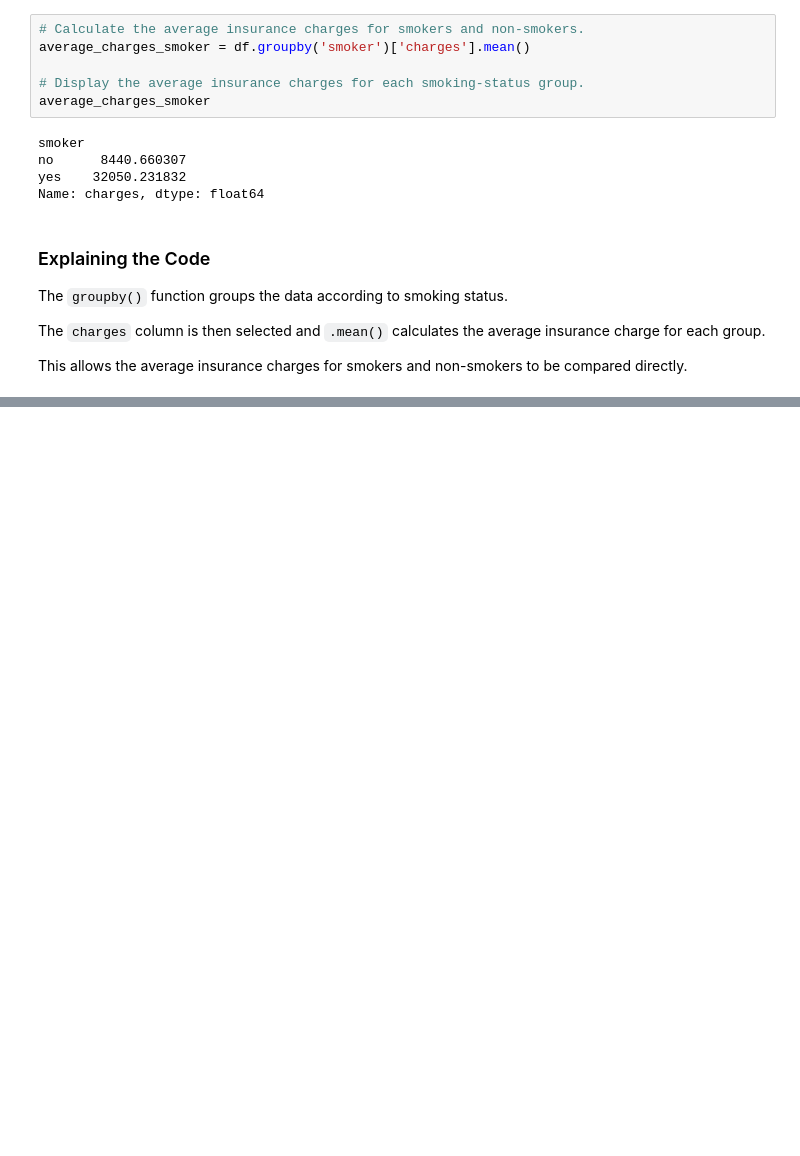
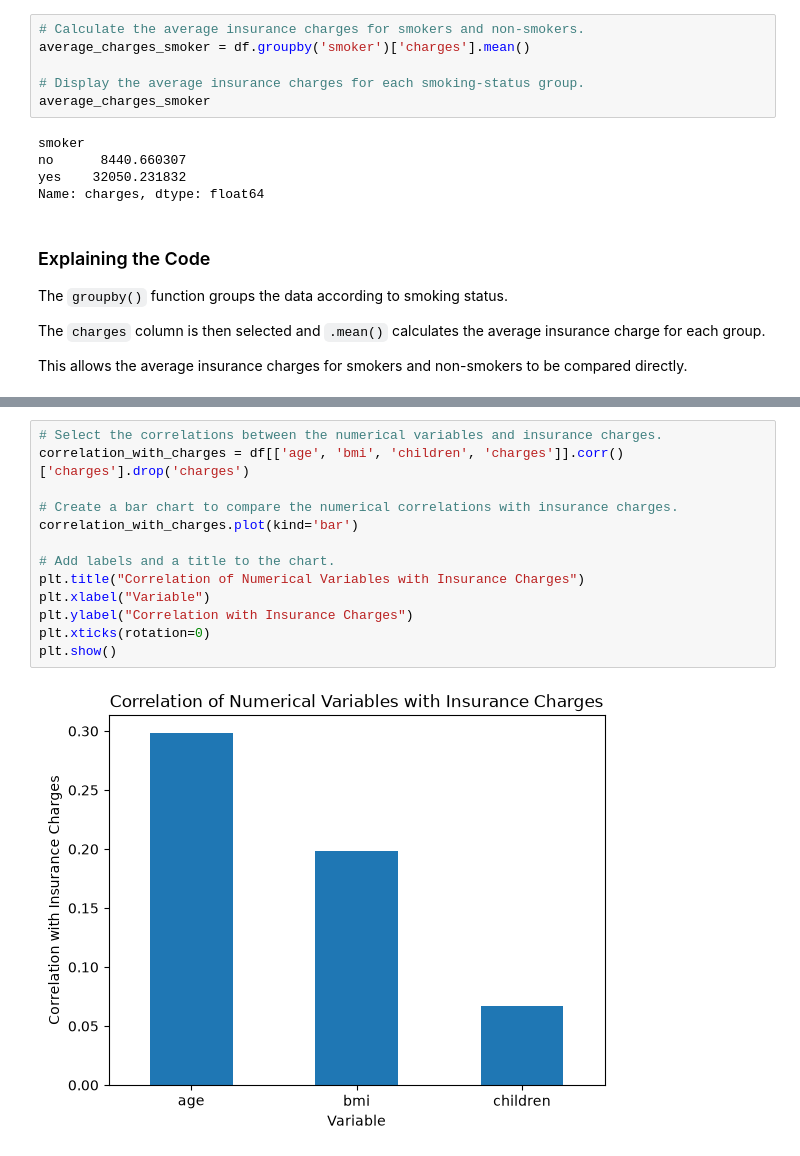
Before and after one commit to kavithasreesai30-del/healthcare-insurance-capstone, a Jupyter notebook: healthcare_insurance_analysis.ipynb, the cells around one changed output, grey strips where cells are left out. Cells and saved outputs as stored; diff of their text form; blank space fills up the shorter version.

```diff
--- a/healthcare_insurance_analysis.ipynb
+++ b/healthcare_insurance_analysis.ipynb
@@ -1018,0 +1100,15 @@ This allows the average insurance charges for smokers and non-smokers to be comp
+# %%
+# Select the correlations between the numerical variables and insurance charges.
+correlation_with_charges = df[['age', 'bmi', 'children', 'charges']].corr()['charges'].drop('charges')
+
+# Create a bar chart to compare the numerical correlations with insurance charges.
+correlation_with_charges.plot(kind='bar')
+
+# Add labels and a title to the chart.
+plt.title("Correlation of Numerical Variables with Insurance Charges")
+plt.xlabel("Variable")
+plt.ylabel("Correlation with Insurance Charges")
+plt.xticks(rotation=0)
+plt.show()
+# %% [output]
+[figure, added]
```
Also changed, not shown: parts of 14 cells of this notebook.
